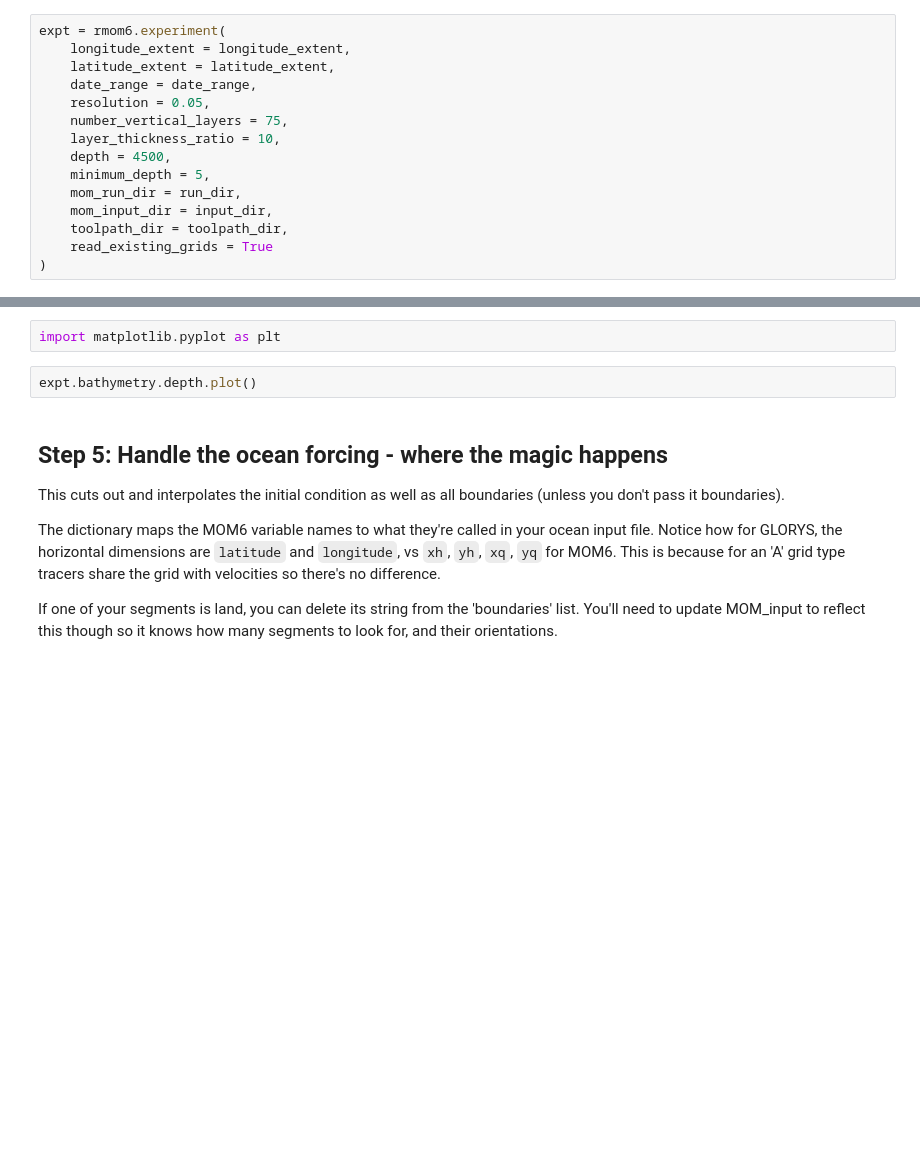
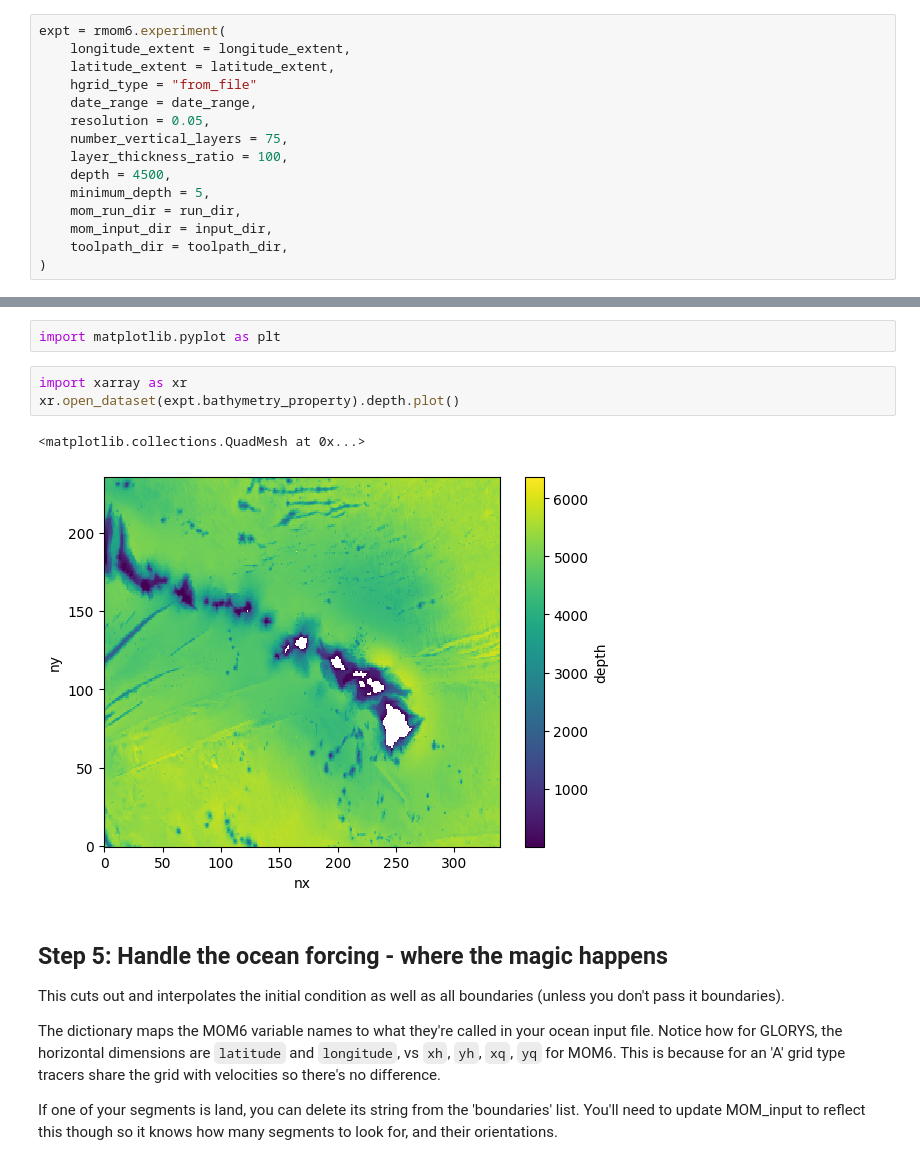
Before and after one commit to CROCODILE-CESM/regional-casegen, a Jupyter notebook: demo.ipynb, the cells around one changed output, grey strips where cells are left out. Saved outputs shown, nothing was run; the diff lists cells and outputs as text; blank space fills up the shorter version.

```diff
--- a/demo.ipynb
+++ b/demo.ipynb
@@ -57,16 +59,16 @@ The `regional_mom6.experiment` contains the regional domain basics, and also gen
 expt = rmom6.experiment(
     longitude_extent = longitude_extent,
     latitude_extent = latitude_extent,
+    hgrid_type = "from_file"
     date_range = date_range,
     resolution = 0.05,
     number_vertical_layers = 75,
-    layer_thickness_ratio = 10,
+    layer_thickness_ratio = 100,
     depth = 4500,
     minimum_depth = 5,
     mom_run_dir = run_dir,
     mom_input_dir = input_dir,
     toolpath_dir = toolpath_dir,
-    read_existing_grids = True
 )
 # %% [markdown]
 ## Step 3: Prepare ocean forcing data
@@ -98,8 +124,12 @@ expt.setup_bathymetry(
 ### Check out your domain:
 # %%
 import matplotlib.pyplot as plt
-# %%
-expt.bathymetry.depth.plot()
+# %%
+import xarray as xr
+xr.open_dataset(expt.bathymetry_property).depth.plot()
+# %% [output]
+<matplotlib.collections.QuadMesh at 0x...>
+[figure, added]
 # %% [markdown]
 ##  Step 5: Handle the ocean forcing - where the magic happens
 
```
Also changed, not shown: parts of 8 cells of this notebook.
